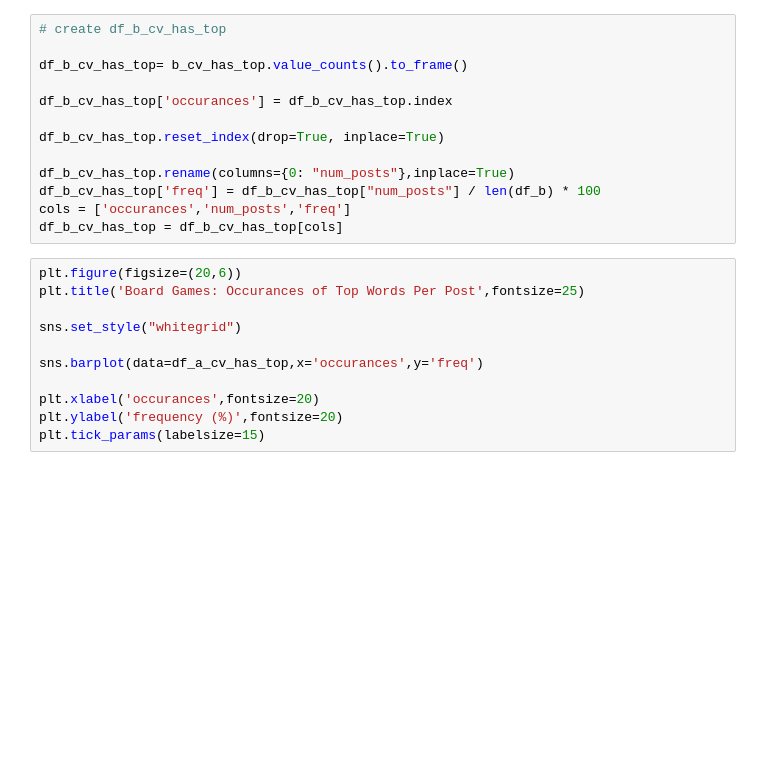
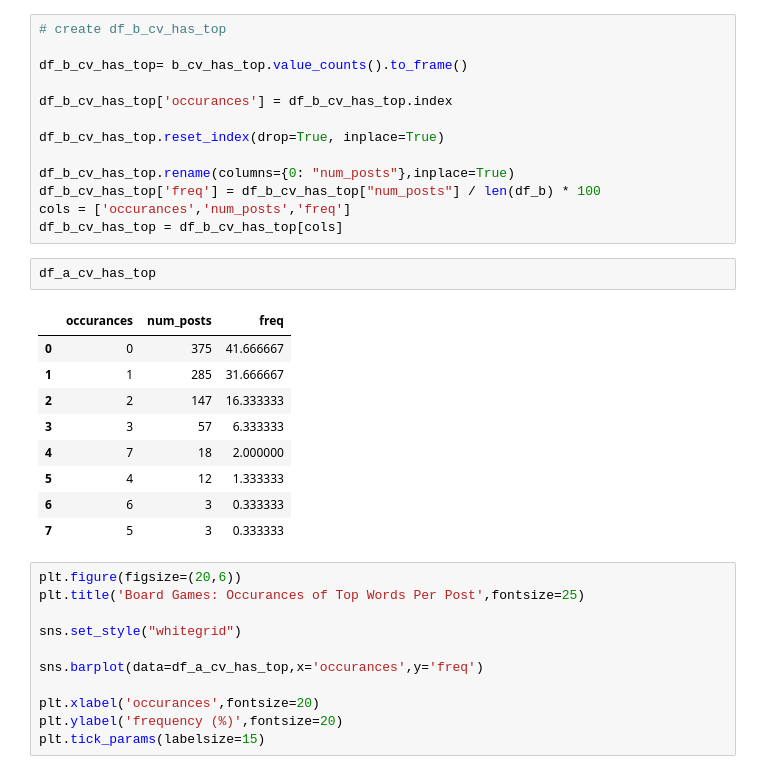
Before and after one commit to cheekeet86/project_3, a Jupyter notebook: code/project_3.ipynb, the cells around one changed output. Saved outputs shown, nothing was run; the diff lists cells and outputs as text; blank space fills up the shorter version.

```diff
--- a/code/project_3.ipynb
+++ b/code/project_3.ipynb
@@ -888,6 +866,18 @@ df_b_cv_has_top.rename(columns={0: "num_posts"},inplace=True)
 df_b_cv_has_top['freq'] = df_b_cv_has_top["num_posts"] / len(df_b) * 100
 cols = ['occurances','num_posts','freq']
 df_b_cv_has_top = df_b_cv_has_top[cols]
+# %%
+df_a_cv_has_top
+# %% [output]
+|  | occurances | num_posts | freq |
+| 0 | 0 | 375 | 41.666667 |
+| 1 | 1 | 285 | 31.666667 |
+| 2 | 2 | 147 | 16.333333 |
+| 3 | 3 | 57 | 6.333333 |
+| 4 | 7 | 18 | 2.000000 |
+| 5 | 4 | 12 | 1.333333 |
+| 6 | 6 | 3 | 0.333333 |
+| 7 | 5 | 3 | 0.333333 |
 # %%
 plt.figure(figsize=(20,6))
 plt.title('Board Games: Occurances of Top Words Per Post',fontsize=25)
```
Also changed, not shown: parts of 9 cells of this notebook.
